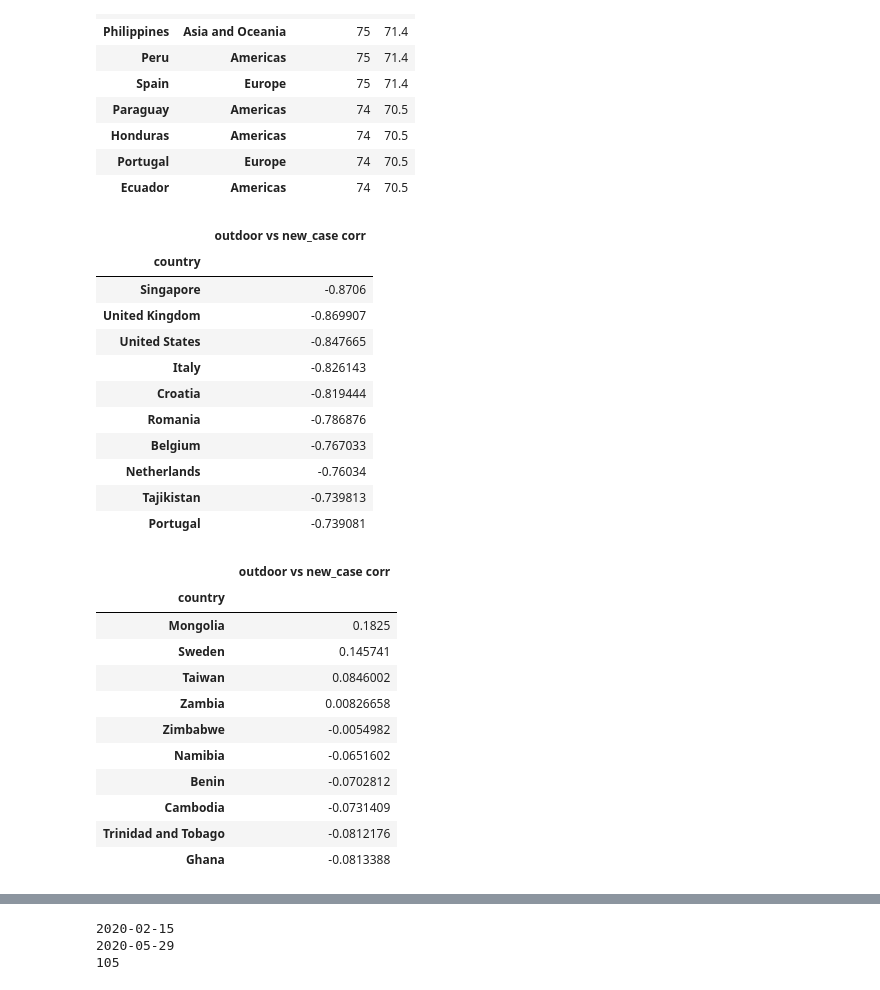
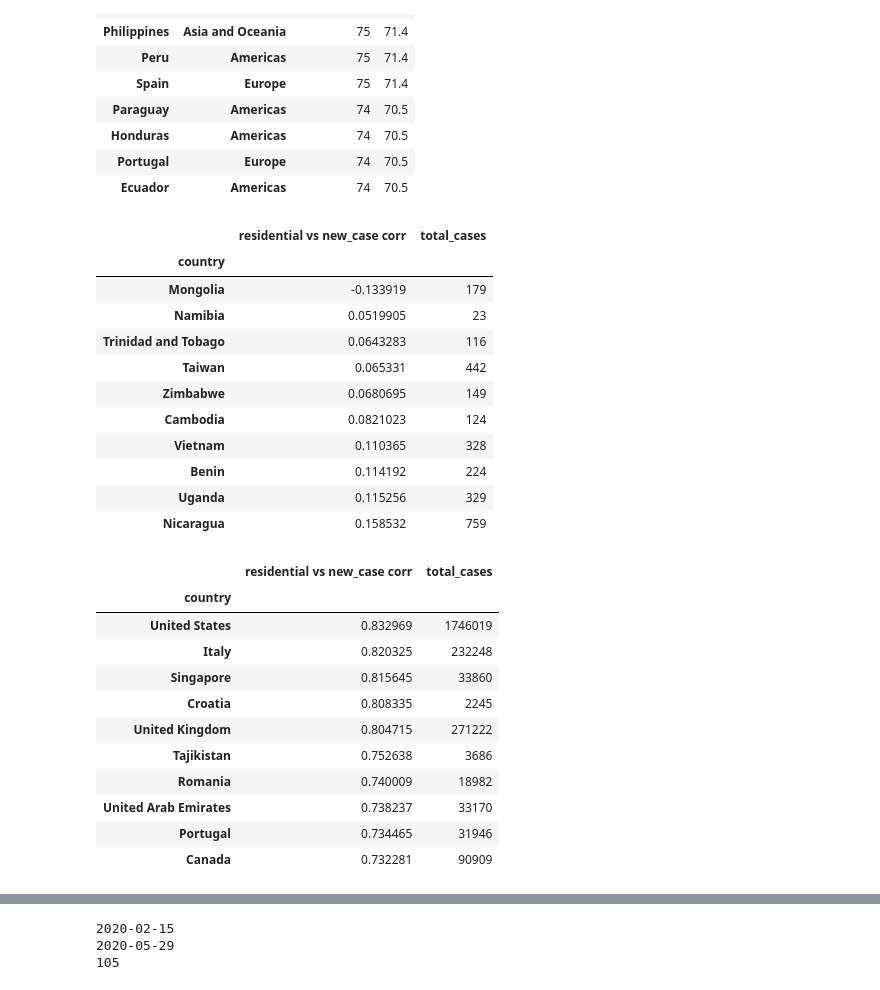
Before and after one commit to ptmphuong/covid-mobility-visualization, a Jupyter notebook: mobility.ipynb, the cells around one changed output, grey strips where cells are left out. Saved outputs shown, nothing was run; the diff lists cells and outputs as text; code cells hidden in the pictures.

Commit message:
calculate corr, extreme in jupyter notebook

```diff
--- a/mobility.ipynb
+++ b/mobility.ipynb
@@ -8,7 +8,7 @@ filename = "data-in/Global_Mobility_Report.csv"
 daily_new_path = "dfs/confirmed_ncov_df.csv"
 # cases_synced_path = "data-out/synced_ncovid_2019_dataset.csv"
 # death_synced_path = "data-out/synced_ncovid_2019_death_dataset.csv"
-combined_df_p = r"C:\programming\mobility\dfs\combined_df.csv"
+combined_df_p = r"/Users/jennypham/Desktop/programming/mobility/dfs/combined_df.csv"
 # %%
 df_country, df_sea = md.get_df(filename)
 # %% [output]
@@ -125,41 +126,43 @@ residential_10
 | Ecuador | Americas | 74 | 70.5 |
 # %%
 doc = []
+total_c = []
 countries = df["country"].unique()
 for c in countries:
     df_c = df[df["country"] == c]
-    doc.append(np.corrcoef(df_c["new_case"],df_c["outdoor"])[0][1])
-df_corr = pd.DataFrame([countries, doc]).T
-df_corr.columns = ["country", "outdoor vs new_case corr"]
+    doc.append(np.corrcoef(df_c["new_case"],df_c["residential"])[0][1])
+    total_c.append(df_c["acc_case"].values[-1])
+df_corr = pd.DataFrame([countries, doc, total_c]).T
+df_corr.columns = ["country", "residential vs new_case corr", "total_cases"]
 df_corr.set_index("country", inplace=True)
-df_corr.sort_values("outdoor vs new_case corr")[:10]
+df_corr.sort_values("residential vs new_case corr")[:10]
 #act accordingly. decrease outdoor when the no. of new cases rises
 # %% [output]
-|  | outdoor vs new_case corr |
-| country |  |
-| Singapore | -0.8706 |
-| United Kingdom | -0.869907 |
-| United States | -0.847665 |
-| Italy | -0.826143 |
-| Croatia | -0.819444 |
-| Romania | -0.786876 |
-| Belgium | -0.767033 |
-| Netherlands | -0.76034 |
-| Tajikistan | -0.739813 |
-| Portugal | -0.739081 |
+|  | residential vs new_case corr | total_cases |
+| country |  |  |
+| Mongolia | -0.133919 | 179 |
+| Namibia | 0.0519905 | 23 |
+| Trinidad and Tobago | 0.0643283 | 116 |
+| Taiwan | 0.065331 | 442 |
+| Zimbabwe | 0.0680695 | 149 |
+| Cambodia | 0.0821023 | 124 |
+| Vietnam | 0.110365 | 328 |
+| Benin | 0.114192 | 224 |
+| Uganda | 0.115256 | 329 |
+| Nicaragua | 0.158532 | 759 |
 # %%
-df_corr.sort_values("outdoor vs new_case corr", ascending=False)[:10]
+df_corr.sort_values("residential vs new_case corr", ascending=False)[:10]
 # %% [output]
-|  | outdoor vs new_case corr |
-| country |  |
-| Mongolia | 0.1825 |
-| Sweden | 0.145741 |
-| Taiwan | 0.0846002 |
-| Zambia | 0.00826658 |
-| Zimbabwe | -0.0054982 |
-| Namibia | -0.0651602 |
-| Benin | -0.0702812 |
-| Cambodia | -0.0731409 |
-| Trinidad and Tobago | -0.0812176 |
-| Ghana | -0.0813388 |
+|  | residential vs new_case corr | total_cases |
+| country |  |  |
+| United States | 0.832969 | 1746019 |
+| Italy | 0.820325 | 232248 |
+| Singapore | 0.815645 | 33860 |
+| Croatia | 0.808335 | 2245 |
+| United Kingdom | 0.804715 | 271222 |
+| Tajikistan | 0.752638 | 3686 |
+| Romania | 0.740009 | 18982 |
+| United Arab Emirates | 0.738237 | 33170 |
+| Portugal | 0.734465 | 31946 |
+| Canada | 0.732281 | 90909 |
 # %%
```
Also changed, not shown: parts of 9 cells of this notebook, 11 other files.
